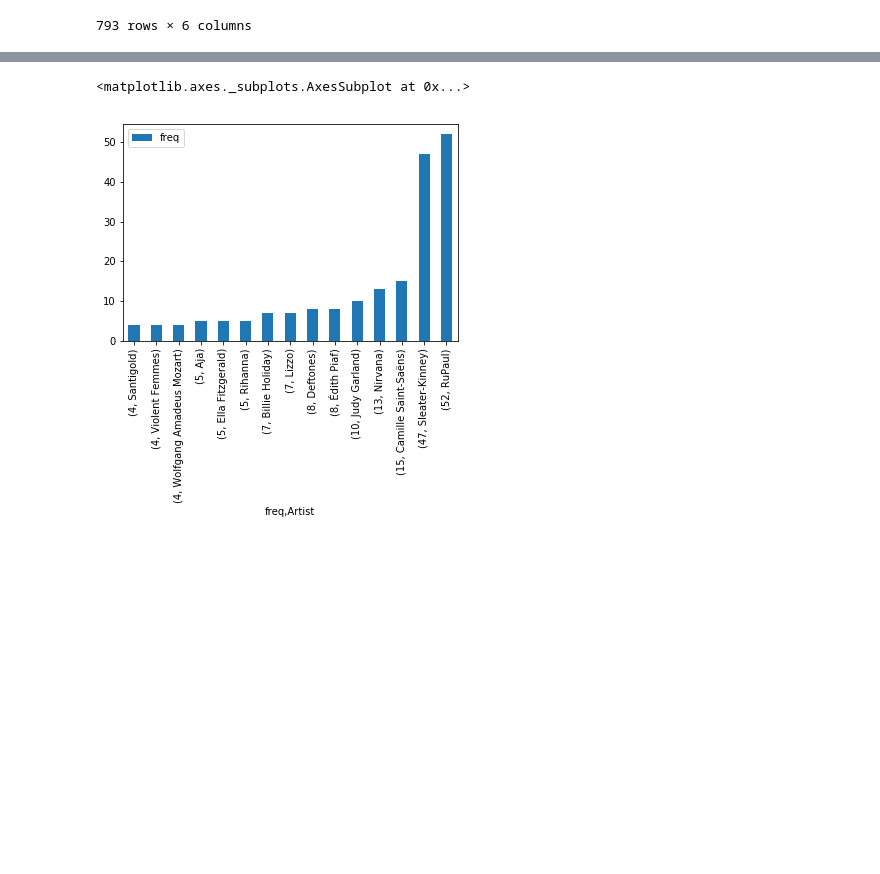
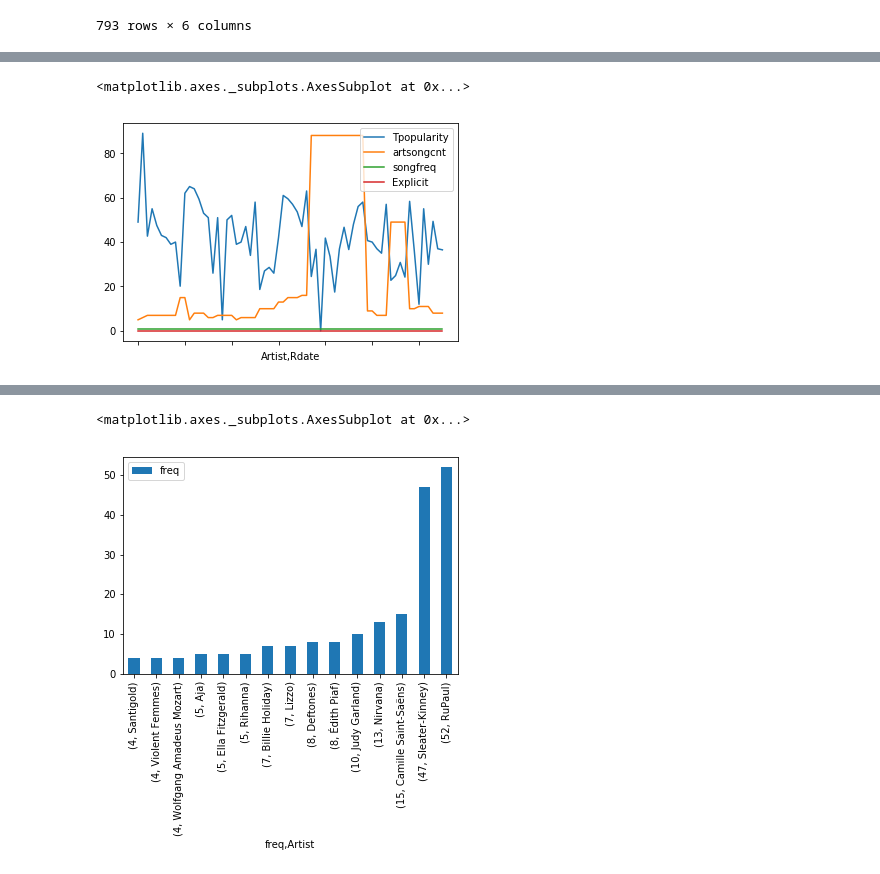
Before and after one commit to mxayon/statipy, a Jupyter notebook: explore.ipynb, the cells around one changed output, grey strips where cells are left out. Drawn from its saved outputs; the diff is of its cells as text; code cells hidden in the pictures; blank space fills up the shorter version.

```diff
--- a/explore.ipynb
+++ b/explore.ipynb
@@ -137,0 +273,3 @@ artfreq = singles.groupby(['freq', 'Artist'])[['freq']].count()
+# %%
+ex_artists = topartcnt_singles[topartcnt_singles['Explicit']<=0.0]
+ex_artists
@@ -137,0 +296,5 @@ artfreq = singles.groupby(['freq', 'Artist'])[['freq']].count()
+# %%
+ex_artists.plot.line()
+# %% [output]
+<matplotlib.axes._subplots.AxesSubplot at 0x...>
+[figure, added]
```
Also changed, not shown: parts of 35 cells of this notebook.
